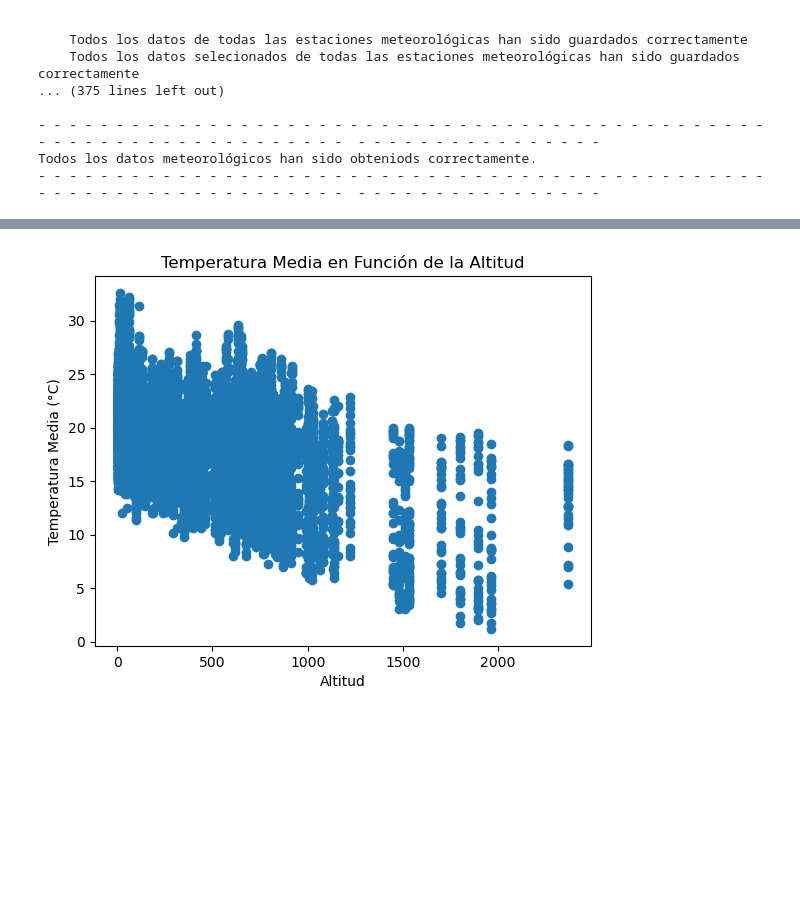
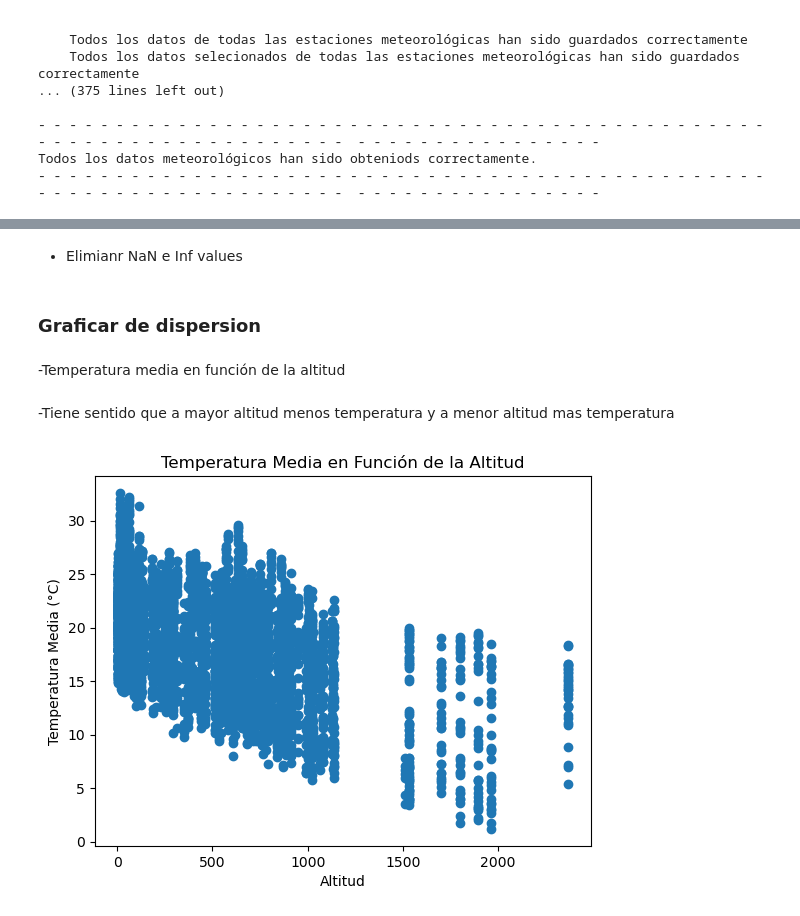
Before and after one commit to guti10x/Aemet, a Jupyter notebook: AEMET_API_requests.ipynb, the cells around one changed output, grey strips where cells are left out. Cells and saved outputs as stored; diff of their text form; code cells hidden in the pictures; blank space fills up the shorter version.

Commit message:
Preprocesar datos + grafica de barras

```diff
--- a/AEMET_API_requests.ipynb
+++ b/AEMET_API_requests.ipynb
@@ -273,16 +261,31 @@ Note: you may need to restart the kernel to use updated packages.
+# %% [markdown]
+ - Elimianr NaN e Inf values
+# %%
+# Leer el archivo CSV
+data = pd.read_csv("datos_meteorologicos_SELECTED_ATRIBUTES.csv")
+
+# Reemplazar comas por puntos y convertir a números decimales
+columns_with_commas = ['velmedia', 'racha']
+data[columns_with_commas] = data[columns_with_commas].replace({',': '.'}, regex=True).astype(float)
+
+# Reemplazar comas por puntos y convertir a números enteros, manejar NaN e Inf
+columns_with_commas_integer = ['tmed', 'prec', 'tmin', 'tmax', 'dir']
+data[columns_with_commas_integer] = data[columns_with_commas_integer].replace({',': '.'}, regex=True)
+data[columns_with_commas_integer] = data[columns_with_commas_integer].apply(pd.to_numeric, errors='coerce')
+
+# Eliminar filas con valores no finitos (NaN o Inf)
+data = data.dropna()
+# %% [markdown]
+### Graficar de dispersion
+# %% [markdown]
+-Temperatura media en función de la altitud
+# %% [markdown]
+-Tiene sentido que a mayor altitud menos temperatura y a menor altitud mas temperatura
 # %%
-# Leer el archivo CSV
-nombre_archivo = 'tu_archivo.csv'
-data = pd.read_csv("datos_meteorologicos_SELECTED_ATRIBUTES.csv")
-
-# Convertir las columnas que contienen números con comas en punto flotante
-data['tmed'] = data['tmed'].str.replace(',', '.').astype(float)
-
-# Graficar tmed en función de altitud
 plt.scatter(data['altitud'], data['tmed'])
 plt.title('Temperatura Media en Función de la Altitud')
 plt.xlabel('Altitud')
 plt.ylabel('Temperatura Media (°C)')
 plt.show()
 # %% [output]
-[figure, old version]
+[figure, new version]
```
Also changed, not shown: parts of 11 cells of this notebook.
